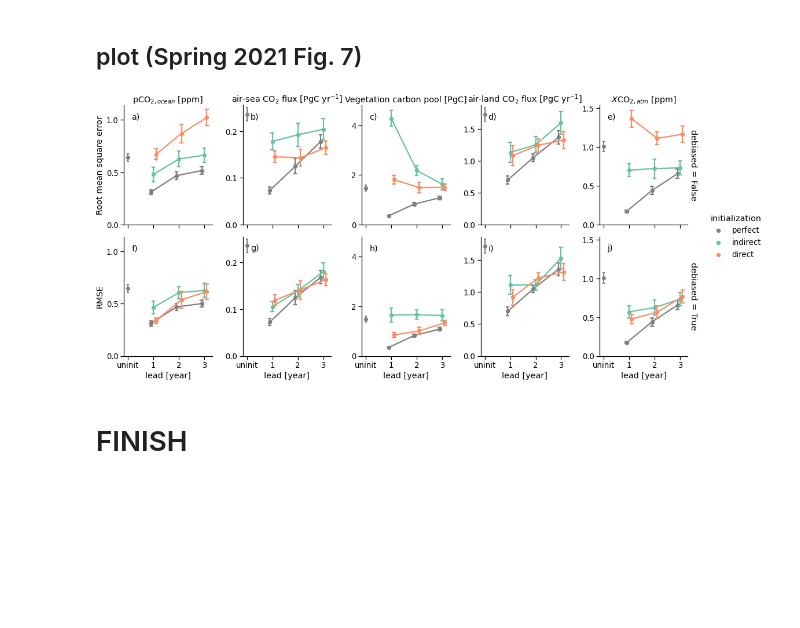
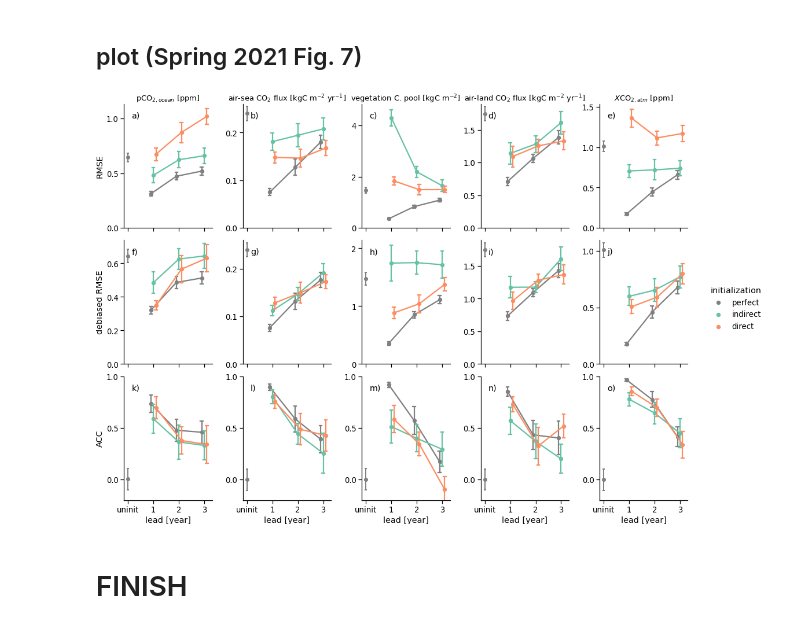
Before and after one commit to aaronspring/Spring_etal_2021_ESD, a Jupyter notebook: notebooks/predictability_after_reconstruction.ipynb, the cells around one changed output. Drawn from its saved outputs; the diff is of its cells as text; code cells hidden in the pictures; blank space fills up the shorter version.

```diff
--- a/notebooks/predictability_after_reconstruction.ipynb
+++ b/notebooks/predictability_after_reconstruction.ipynb
@@ -537,3 +601,4 @@ d = attach_attrs(d, pmysd.get_initialized())
 pmysdr = PerfectModelEnsemble(d)
 
 skillysdr = pmysdr.verify(metric=metric, **cp_kwargs)
+skillysdr_acc = pmysdr.verify(metric="acc", **cp_kwargs)
@@ -540,3 +620,5 @@ skillysdr = pmysdr.verify(metric=metric, **cp_kwargs)
+# %%
+skillysdr["metric"] = ["RMSE", "debiased RMSE", "ACC"]
 # %%
 # do somewhere above?
 skillysdr = skillysdr.map(latexify_units)
@@ -547,9 +627,10 @@ skillysdr = convert_to_annual_units(skillysdr)
 # get in data into long format: https://seaborn.pydata.org/tutorial/data_structure.html#long-form-vs-wide-form-data
 df = skillysdr.to_dataframe()
 
-df2 = df.unstack(level=0).unstack(level=0).unstack().melt()
+df2 = df.unstack(level=0).unstack(level=1).unstack().melt()
 
-df2.columns = ["variable", "debiased", "initialization", "lead", metric]
+# df2.columns = ["variable", "debiased", "initialization", "lead", metric]
+df2.columns = ["variable", "initialization", "lead", "metric", "value"]
 # %% [markdown]
 ## bootstrap uninit
 # %%
@@ -583,6 +664,11 @@ uninit = convert_to_annual_units(uninit)
 pm_unint = PerfectModelEnsemble(uninit)
 
 uninit_skill = pm_unint.verify(metric=metric, **cp_kwargs)
+uninit_skill_acc = pm_unint.verify(metric="acc", **cp_kwargs)
+
+uninit_skill = xr.concat([uninit_skill, uninit_skill, uninit_skill_acc], "metric")
+uninit_skill["metric"] = ["RMSE", "debiased RMSE", "ACC"]
+
 uninit_skill_mean = uninit_skill.mean("iteration").mean("lead")
 uninit_skill_std = uninit_skill.std("iteration").mean("lead")
 # %% [markdown]
@@ -590,5 +680,9 @@ uninit_skill_std = uninit_skill.std("iteration").mean("lead")
 # %%
-sns.set_context("notebook", font_scale=1.2, rc={"lines.linewidth": 1.25})
+thesis = False
+if thesis:
+    sns.set_context("notebook", font_scale=1.5, rc={"lines.linewidth": 1.25})
+else:
+    sns.set_context("notebook", font_scale=1.2, rc={"lines.linewidth": 1.25})
 mpl.rcParams[
     "legend.loc"
 ] = "lower left"  # todo: get legend elsewhere, or legend_out=True
@@ -597,13 +691,13 @@ g = sns.catplot(
     data=df2,
     kind="point",
     sharex=True,
-    sharey="col",
+    sharey=False,
     margin_titles=True,
     x="lead",
-    y=metric,
+    y="value",
     hue="initialization",
     col="variable",
-    row="debiased",
+    row="metric",
     legend_out=True,
     hue_order=["perfect", "indirect", "direct"],
     dodge=0.2,
@@ -612,11 +706,7 @@ g = sns.catplot(
     height=3.5,
     aspect=0.85,  # change figsize
 )
-
-# g.set_ylabels('Mean Absolute Error (MAE)')
-g.axes[1][0].set_ylabel(metric.upper())
-g.axes[0][0].set_ylabel(metric_longname[metric])
-
+g.set_titles(row_template="")
 g.set_xlabels("lead [year]")
 
 # set titles
@@ -625,7 +715,7 @@ for i in g.axes[0]:
     # i.set_title(f'var = {v} [{skillysdr[v].attrs["units"]}]',fontsize='small')
     i.set_title(
         f'{skillysdr[v].attrs["showname"]} [{skillysdr[v].attrs["units"]}]',
-        fontsize="medium",
+        fontsize=13,
     )
 
 # plot uninit skill in gray to
@@ -634,36 +724,55 @@ g.set(xticks=[-1, 0, 1, 2], xticklabels=["uninit", 1, 2, 3], ylim=(0, None))
 c_uninit = "gray"
 for i, a in enumerate(g.axes.flatten()):
     dv = list(uninit_skill_mean.data_vars)
     vv = dv[i % len(dv)]
+    if i in range(5):
+        metric = "RMSE"
+    elif i in range(5, 10):
+        metric = "debiased RMSE"
+    elif i in range(10, 15):
+        metric = "ACC"
     a.locator_params(axis="y", nbins=4)  # show less yticks
     a.errorbar(
         -1,
-        uninit_skill_mean[vv],
-        yerr=[[uninit_skill_std[vv]], [uninit_skill_std[vv]]],
+        uninit_skill_mean.sel(metric=metric)[vv],
+        yerr=[
+            [uninit_skill_std.sel(metric=metric)[vv]],
+            [uninit_skill_std.sel(metric=metric)[vv]],
+        ],
         c=c_uninit,
         lw=2,
         marker="o",
         capsize=2,
         ecolor=c_uninit,
         capthick=2,
         elinewidth=2,
     )
     a.tick_params(labelleft=True)  # show yticks always
     # increase ylim if needed
-    ymax = uninit_skill_mean[vv] + uninit_skill_std[vv]
+    ymax = (
+        uninit_skill_mean.sel(metric=metric)[vv]
+        + uninit_skill_std.sel(metric=metric)[vv]
+    )
     if a.get_ylim()[-1] < ymax:
         a.set_ylim([None, ymax * 1.02])
+    if metric == "ACC":
+        a.set_ylim([-0.2, 1])
+
+# Adjust title and axis labels directly
+g.axes[1][0].set_ylabel("debiased RMSE")
+g.axes[2][0].set_ylabel("ACC")
+g.axes[0][0].set_ylabel("RMSE")
 
 
 add_figurelabels(g.axes, pad=0.8)
 g.fig.subplots_adjust(wspace=0.35, hspace=0.1)
 plt.savefig(
     "carbon_predictability_after_reconstruction.png",
     transparent=True,
     bbox_inches="tight",
     pad_inches=0,
 )
 # %% [output]
-[figure, old version]
+[figure, new version]
 # %% [markdown]
 # FINISH
```
Also changed, not shown: parts of 37 cells of this notebook, 1 other file.
